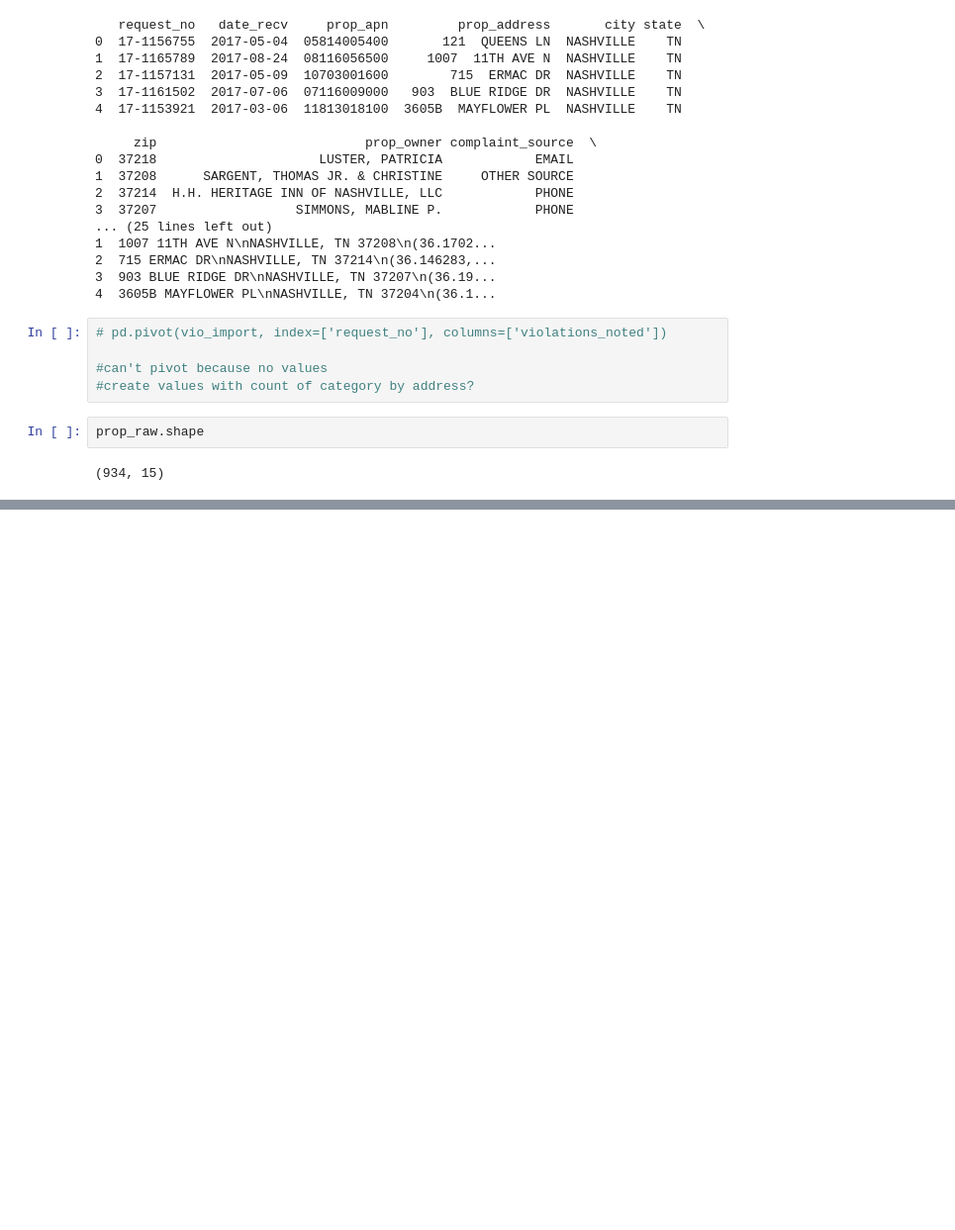
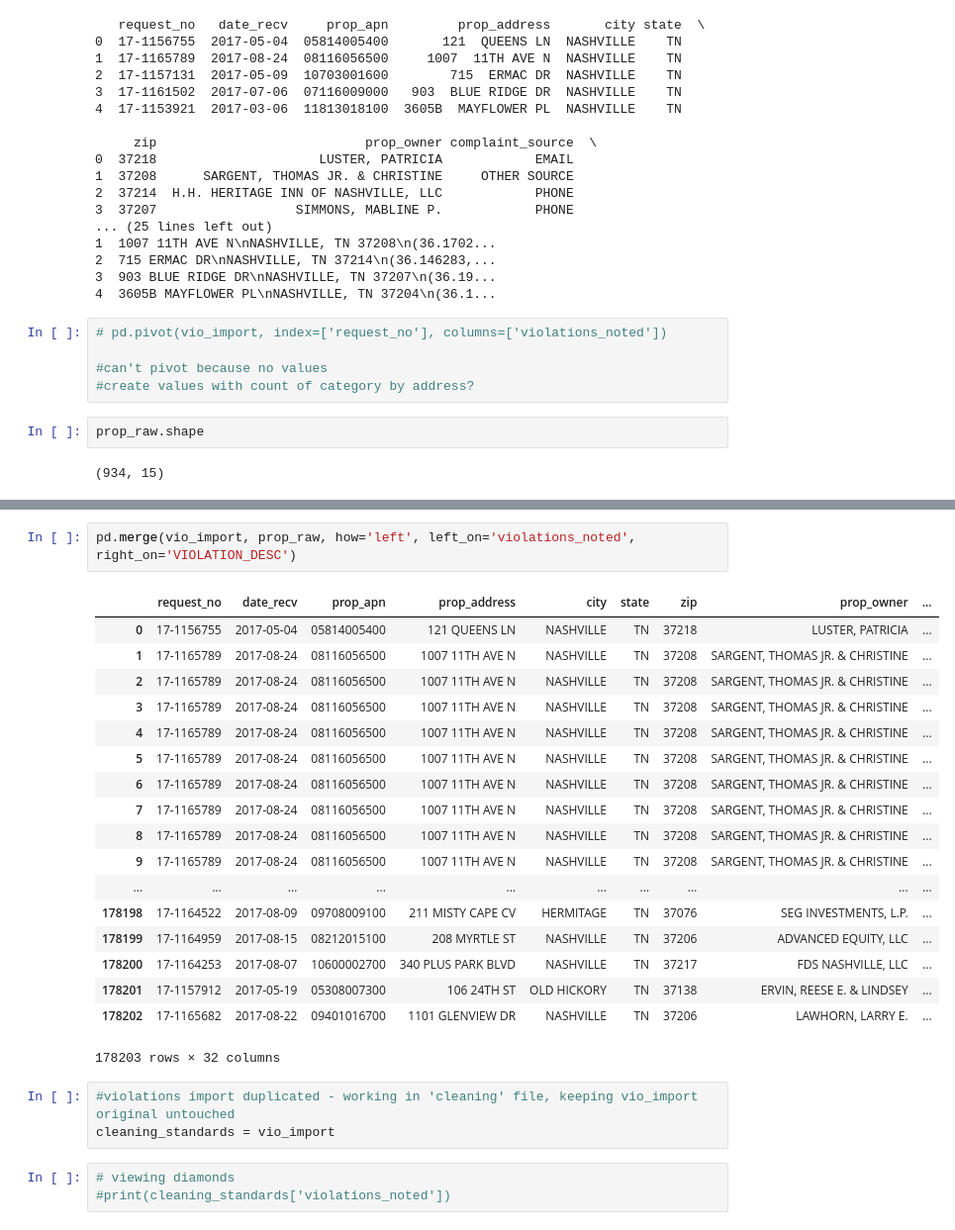
Before and after one commit to DataScienceBS/data-question-2-tornado-bombers, a Jupyter notebook: DQ2_SQL into Python.ipynb, the cells around one changed output, grey strips where cells are left out. Shown at 99% size. Cells and saved outputs as stored; diff of their text form; blank space fills up the shorter version.

Commit message:
diamond fix

```diff
--- a/DQ2_SQL into Python.ipynb
+++ b/DQ2_SQL into Python.ipynb
@@ -71,3 +71,30 @@ prop_raw.head()
 | 2 | 4 | 1 | BLDGMAINT | Proper Maintenance Req | Section 16.16.030 (A) - Proper ma... | CAAH_BLDG_MAINT | NaT | ... |
 | 3 | 5 | 1 | BLDGPERMIT | Building Permit Required | Section 16.28.010 - Building Perm... | CAAB_BLDG_PERMIT | NaT | ... |
 | 4 | 6 | 1 | BLDGSCOPE | Scope of Building Code | Section 16.16.020 (B) - The provi... | CAAH_BLDG_SCOPE | NaT | ... |
+# %%
+pd.merge(vio_import, prop_raw, how='left', left_on='violations_noted', right_on='VIOLATION_DESC')
+# %% [output]
+|  | request_no | date_recv | prop_apn | prop_address | city | state | zip | prop_owner | ... |
+| 0 | 17-1156755 | 2017-05-04 | 05814005400 | 121 QUEENS LN | NASHVILLE | TN | 37218 | LUSTER, PATRICIA | ... |
+| 1 | 17-1165789 | 2017-08-24 | 08116056500 | 1007 11TH AVE N | NASHVILLE | TN | 37208 | SARGENT, THOMAS JR. & CHRISTINE | ... |
+| 2 | 17-1165789 | 2017-08-24 | 08116056500 | 1007 11TH AVE N | NASHVILLE | TN | 37208 | SARGENT, THOMAS JR. & CHRISTINE | ... |
+| 3 | 17-1165789 | 2017-08-24 | 08116056500 | 1007 11TH AVE N | NASHVILLE | TN | 37208 | SARGENT, THOMAS JR. & CHRISTINE | ... |
+| 4 | 17-1165789 | 2017-08-24 | 08116056500 | 1007 11TH AVE N | NASHVILLE | TN | 37208 | SARGENT, THOMAS JR. & CHRISTINE | ... |
+| 5 | 17-1165789 | 2017-08-24 | 08116056500 | 1007 11TH AVE N | NASHVILLE | TN | 37208 | SARGENT, THOMAS JR. & CHRISTINE | ... |
+| 6 | 17-1165789 | 2017-08-24 | 08116056500 | 1007 11TH AVE N | NASHVILLE | TN | 37208 | SARGENT, THOMAS JR. & CHRISTINE | ... |
+| 7 | 17-1165789 | 2017-08-24 | 08116056500 | 1007 11TH AVE N | NASHVILLE | TN | 37208 | SARGENT, THOMAS JR. & CHRISTINE | ... |
+| 8 | 17-1165789 | 2017-08-24 | 08116056500 | 1007 11TH AVE N | NASHVILLE | TN | 37208 | SARGENT, THOMAS JR. & CHRISTINE | ... |
+| 9 | 17-1165789 | 2017-08-24 | 08116056500 | 1007 11TH AVE N | NASHVILLE | TN | 37208 | SARGENT, THOMAS JR. & CHRISTINE | ... |
+| ... | ... | ... | ... | ... | ... | ... | ... | ... | ... |
+| 178198 | 17-1164522 | 2017-08-09 | 09708009100 | 211 MISTY CAPE CV | HERMITAGE | TN | 37076 | SEG INVESTMENTS, L.P. | ... |
+| 178199 | 17-1164959 | 2017-08-15 | 08212015100 | 208 MYRTLE ST | NASHVILLE | TN | 37206 | ADVANCED EQUITY, LLC | ... |
+| 178200 | 17-1164253 | 2017-08-07 | 10600002700 | 340 PLUS PARK BLVD | NASHVILLE | TN | 37217 | FDS NASHVILLE, LLC | ... |
+| 178201 | 17-1157912 | 2017-05-19 | 05308007300 | 106 24TH ST | OLD HICKORY | TN | 37138 | ERVIN, REESE E. & LINDSEY | ... |
+| 178202 | 17-1165682 | 2017-08-22 | 09401016700 | 1101 GLENVIEW DR | NASHVILLE | TN | 37206 | LAWHORN, LARRY E. | ... |
+178203 rows × 32 columns
+# %%
+#violations import duplicated - working in 'cleaning' file, keeping vio_import original untouched
+cleaning_standards = vio_import
+# %%
+# viewing diamonds
+#print(cleaning_standards['violations_noted'])
```
Also changed, not shown: parts of 17 cells of this notebook, 1 other file.
